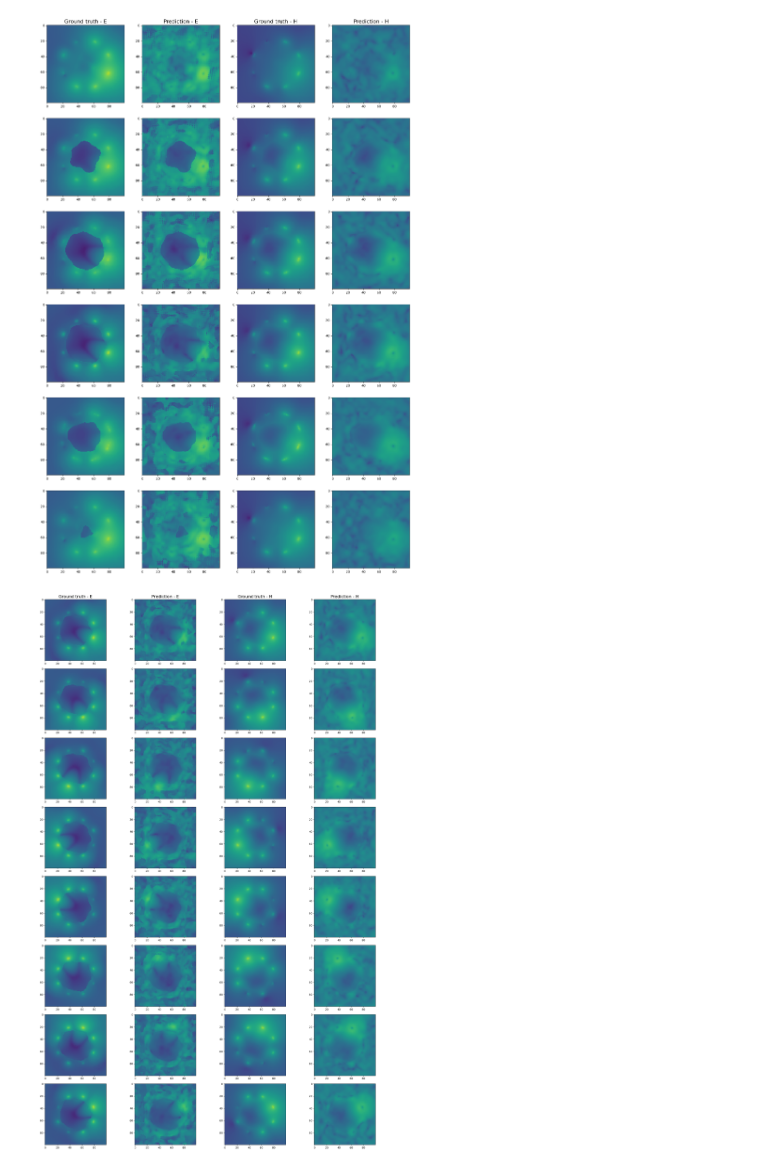
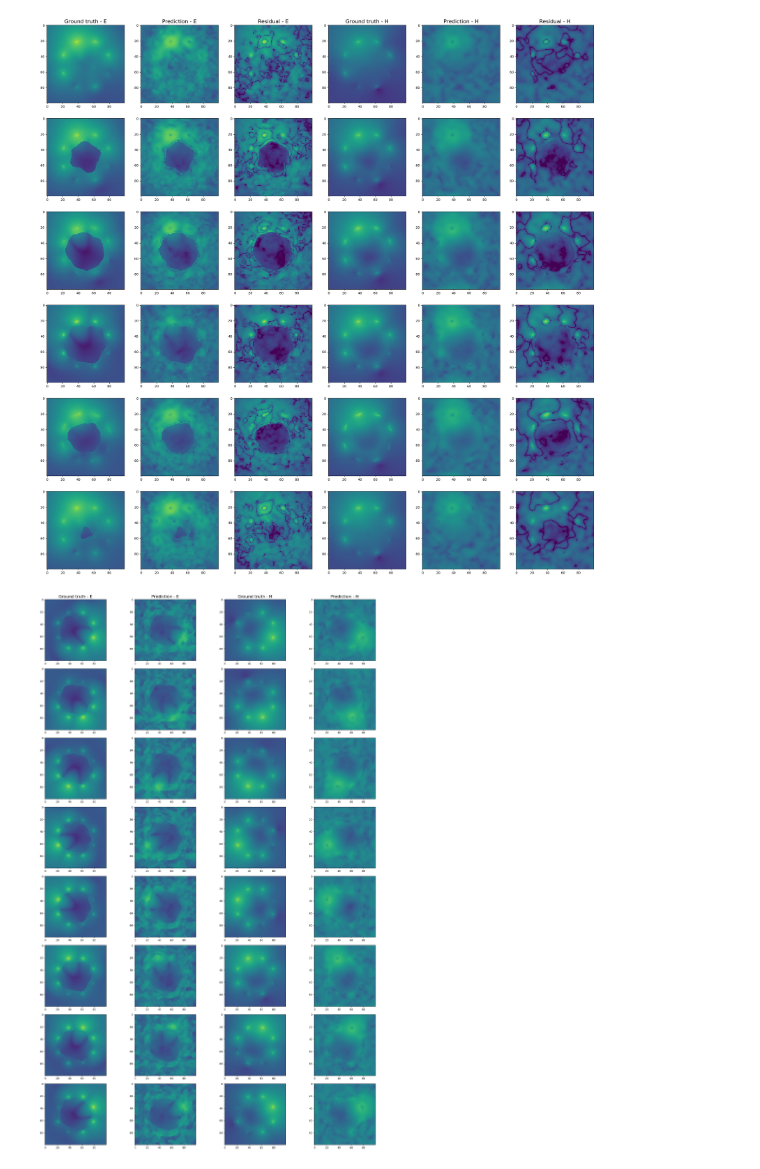
Before and after one commit to badulion/magnet_fno, a Jupyter notebook: results/inference.ipynb, the cells around one changed output. Cells and saved outputs as stored; diff of their text form; code cells hidden in the pictures.

Commit message:
Added residuals to inference plot

```diff
--- a/results/inference.ipynb
+++ b/results/inference.ipynb
@@ -33,11 +33,11 @@ from neuralop.models import FNO, UNO
 from mrifield.train.lit_mrifield import LitMRIField
 from magnet_pinn.utils import StandardNormalizer
 
-CKPT = "uno/ysyr3kn3/uno_32M.ckpt"
+CKPT = "fno/7hqhtfvz/fno_37M_16M_64H.ckpt"
 
 #model = UNet3D(in_channels=5, out_channels=12)
-#model = FNO(n_modes=(16, 16, 16), in_channels=5, out_channels=12, hidden_channels=64, positional_embedding=None)
-model = UNO(in_channels=5, out_channels=12, hidden_channels=16, uno_out_channels=[32,64,64,32], uno_n_modes=[[16,16,16],[16,16,16],[16,16,16],[16,16,16]], uno_scalings=[[1,1,1],[0.5,0.5,0.5],[1,1,1],[2,2,2]], channel_mlp_skip='linear')
+model = FNO(n_modes=(16, 16, 16), in_channels=5, out_channels=12, hidden_channels=64, positional_embedding=None)
+#model = UNO(in_channels=5, out_channels=12, hidden_channels=16, uno_out_channels=[32,64,64,32], uno_n_modes=[[16,16,16],[16,16,16],[16,16,16],[16,16,16]], uno_scalings=[[1,1,1],[0.5,0.5,0.5],[1,1,1],[2,2,2]], channel_mlp_skip='linear')
 
 train_input_normalizer = StandardNormalizer.load_from_json("../results/normalization/train/input_normalization.json")
 train_target_normalizer = StandardNormalizer.load_from_json("../results/normalization/train/target_normalization.json")
@@ -76,38 +76,42 @@ x = val_input_normalizer(torch.cat([inputs, coils], dim=1))
 with torch.no_grad():
     pred = val_target_normalizer.inverse(trained_model(x))
     pred = einops.rearrange(pred, 'b (he reim xyz) ... -> b he reim xyz ...', he=2, reim=2, xyz=3)
 
 pr_re = pred[0, :, 0, :, :, :, :]
 pr_im = pred[0, :, 1, :, :, :, :]
 
 pr = torch.norm(torch.complex(pr_re, pr_im), dim=1)
 
+rs = torch.abs(gt - pr)
+
 # Plot multiple slices of a single sample
 
-_, axes = plt.subplots(6, 4, figsize=(20, 30))
+_, axes = plt.subplots(6, 6, figsize=(30, 30))
 
-titles = ['Ground truth - E', 'Prediction - E', 'Ground truth - H', 'Prediction - H']
+titles = ['Ground truth - E', 'Prediction - E', 'Residual - E', 'Ground truth - H', 'Prediction - H', 'Residual - H']
 
 e_vmin = min(gt[0, :, :, :].min(), pr[0, :, :, :].min())
 e_vmax = max(gt[0, :, :, :].max(), pr[0, :, :, :].max())
 h_vmin = min(gt[1, :, :, :].min(), pr[1, :, :, :].min())
 h_vmax = max(gt[1, :, :, :].max(), pr[1, :, :, :].max())
 
 for column, title in zip(axes[0], titles):
     column.set_title(title, fontsize=16)
 
 for row in range(6):
     slice = 20 + row * 10
 
     gt_e = axes[row, 0].imshow(gt[0, :, :, slice], cmap='viridis', norm='log', vmin = e_vmin, vmax = e_vmax)
     pr_e = axes[row, 1].imshow(pr[0, :, :, slice], cmap='viridis', norm='log', vmin = e_vmin, vmax = e_vmax)
+    rs_e = axes[row, 2].imshow(rs[0, :, :, slice], cmap='viridis', norm='log', vmin = e_vmin, vmax = e_vmax)
 
-    gt_h = axes[row, 2].imshow(gt[1, :, :, slice], cmap='viridis', norm='log', vmin = h_vmin, vmax = h_vmax)
-    pr_h = axes[row, 3].imshow(pr[1, :, :, slice], cmap='viridis', norm='log', vmin = h_vmin, vmax = h_vmax)
+    gt_h = axes[row, 3].imshow(gt[1, :, :, slice], cmap='viridis', norm='log', vmin = h_vmin, vmax = h_vmax)
+    pr_h = axes[row, 4].imshow(pr[1, :, :, slice], cmap='viridis', norm='log', vmin = h_vmin, vmax = h_vmax)
+    rs_h = axes[row, 5].imshow(rs[1, :, :, slice], cmap='viridis', norm='log', vmin = h_vmin, vmax = h_vmax)
 
 plt.show()
 # %% [output]
-[figure, old version]
+[figure, new version]
 # %%
 from tqdm import tqdm
 import einops
```
